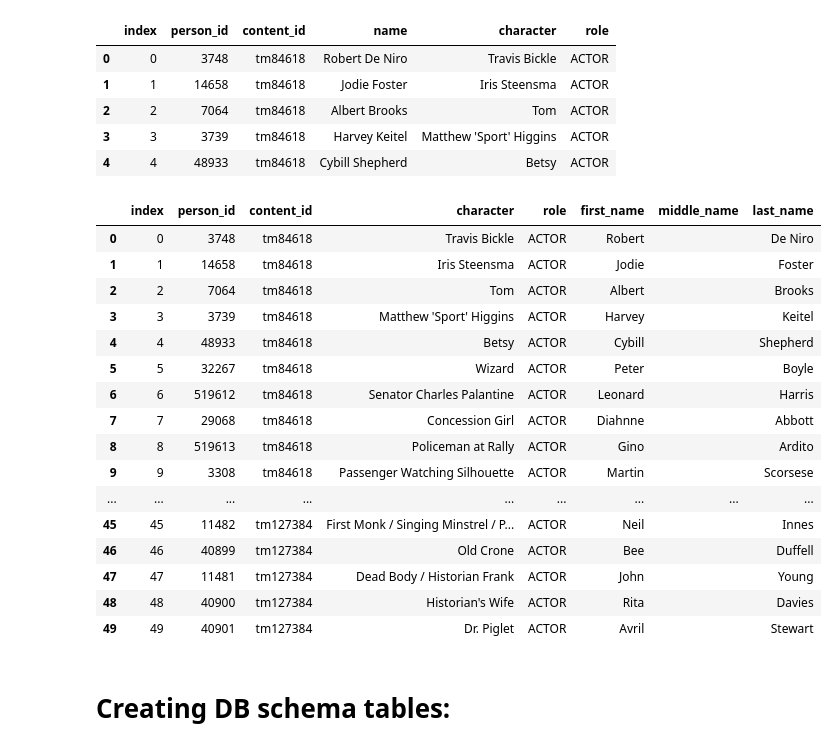
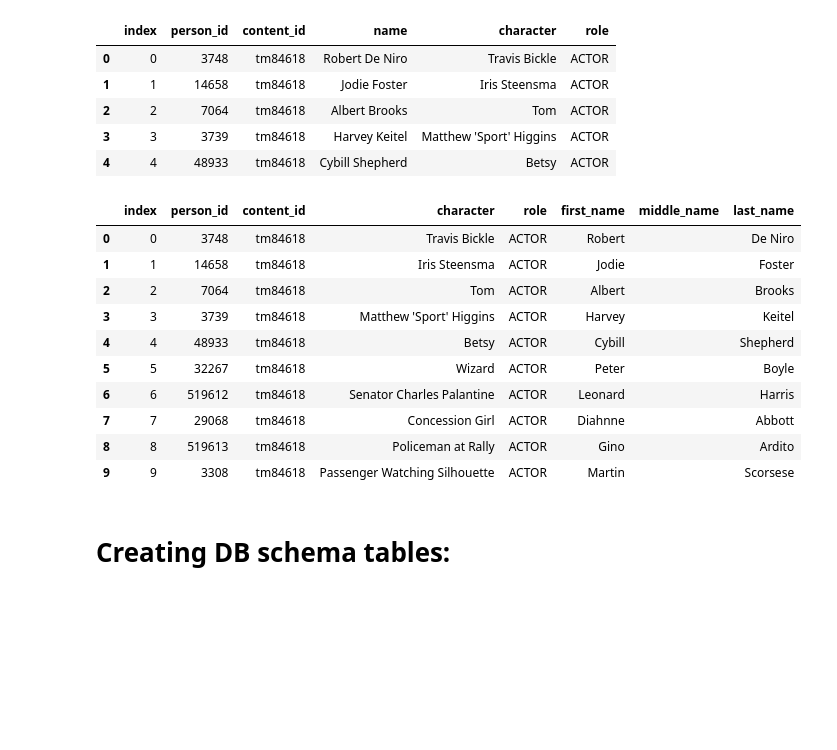
Before and after one commit to codeslp/recommender_db, a Jupyter notebook: src/etl/preparation_1.ipynb, the cells around one changed output. Cells and saved outputs as stored; diff of their text form; code cells hidden in the pictures; blank space fills up the shorter version.

```diff
--- a/src/etl/preparation_2.ipynb
+++ b/src/etl/preparation_1.ipynb
@@ -311,25 +302,19 @@ def split_credits_names(credits_df):
 
 credits_df = split_credits_names(credits_df)
 # %%
-credits_df.head(50)
+credits_df.head(10)
 # %% [output]
 |  | index | person_id | content_id | character | role | first_name | middle_name | last_name |
 | 0 | 0 | 3748 | tm84618 | Travis Bickle | ACTOR | Robert |  | De Niro |
 | 1 | 1 | 14658 | tm84618 | Iris Steensma | ACTOR | Jodie |  | Foster |
 | 2 | 2 | 7064 | tm84618 | Tom | ACTOR | Albert |  | Brooks |
 | 3 | 3 | 3739 | tm84618 | Matthew 'Sport' Higgins | ACTOR | Harvey |  | Keitel |
 | 4 | 4 | 48933 | tm84618 | Betsy | ACTOR | Cybill |  | Shepherd |
 | 5 | 5 | 32267 | tm84618 | Wizard | ACTOR | Peter |  | Boyle |
 | 6 | 6 | 519612 | tm84618 | Senator Charles Palantine | ACTOR | Leonard |  | Harris |
 | 7 | 7 | 29068 | tm84618 | Concession Girl | ACTOR | Diahnne |  | Abbott |
 | 8 | 8 | 519613 | tm84618 | Policeman at Rally | ACTOR | Gino |  | Ardito |
 | 9 | 9 | 3308 | tm84618 | Passenger Watching Silhouette | ACTOR | Martin |  | Scorsese |
-| ... | ... | ... | ... | ... | ... | ... | ... | ... |
-| 45 | 45 | 11482 | tm127384 | First Monk / Singing Minstrel / P... | ACTOR | Neil |  | Innes |
-| 46 | 46 | 40899 | tm127384 | Old Crone | ACTOR | Bee |  | Duffell |
-| 47 | 47 | 11481 | tm127384 | Dead Body / Historian Frank | ACTOR | John |  | Young |
-| 48 | 48 | 40900 | tm127384 | Historian's Wife | ACTOR | Rita |  | Davies |
-| 49 | 49 | 40901 | tm127384 | Dr. Piglet | ACTOR | Avril |  | Stewart |
 # %% [markdown]
 # Creating DB schema tables:
 # %%
```
Also changed, not shown: parts of 3 cells of this notebook, 3 other files.
